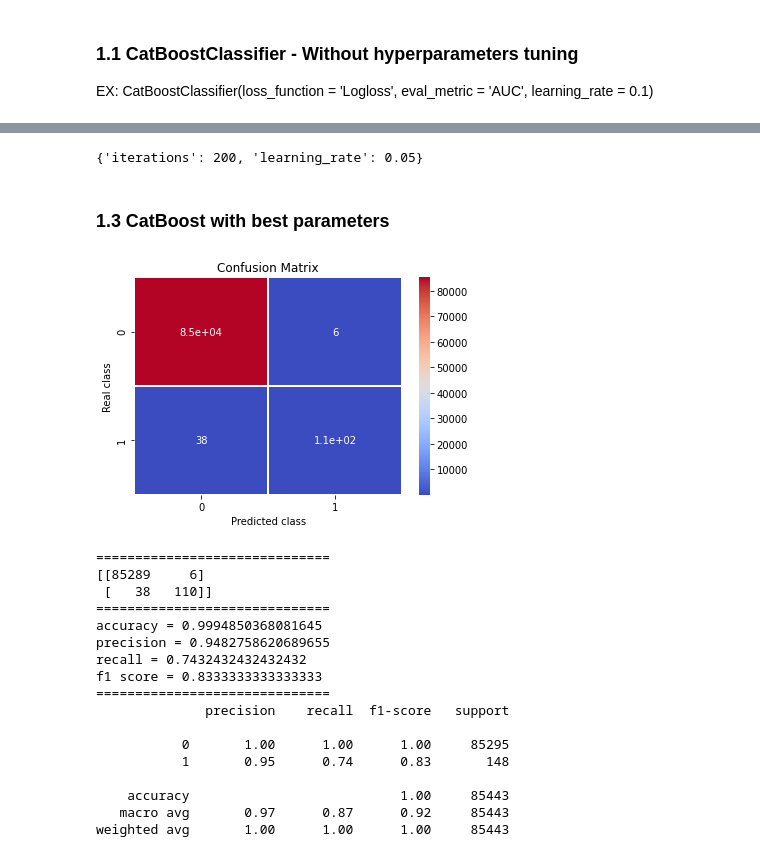
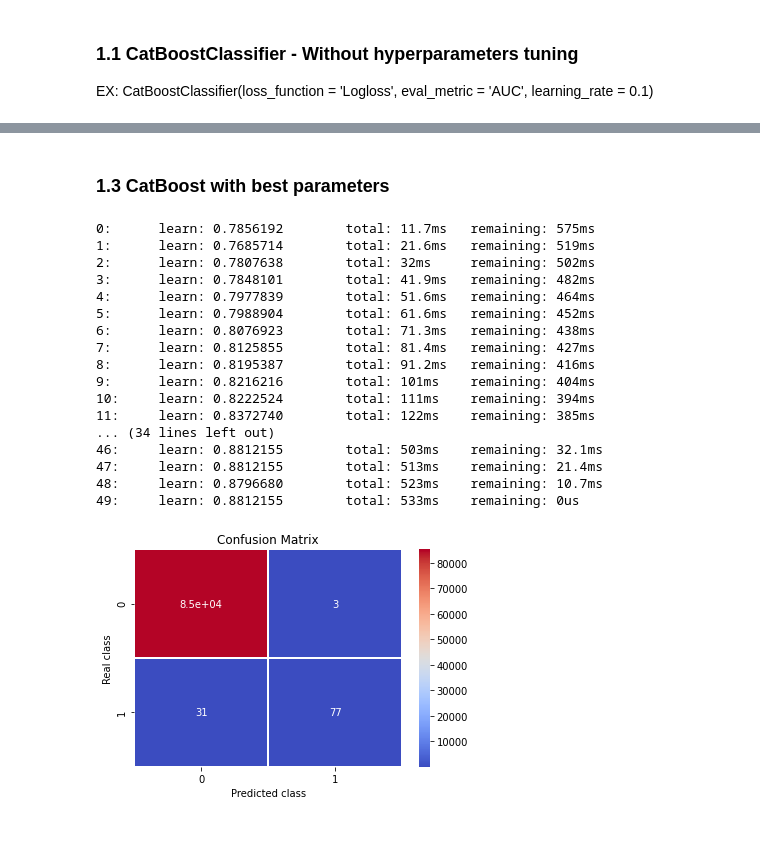
Before and after one commit to wuhong60909/Data-Analysis-Projects, a Jupyter notebook: Credit_Card_Fraud_Detection/model_CatBoostClassifier.ipynb, the cells around one changed output, grey strips where cells are left out. Cells and saved outputs as stored; diff of their text form; code cells hidden in the pictures.

Commit message:
Update RandomizedsearchCV

```diff
--- a/Credit_Card_Fraud_Detection/model_CatBoostClassifier.ipynb
+++ b/Credit_Card_Fraud_Detection/model_CatBoostClassifier.ipynb
@@ -55,7 +55,7 @@ dataset_y = dataset['Class']
 # %%
 def split_data(X, y):
     from sklearn.model_selection import train_test_split
-    X_train, X_test, y_train, y_test = train_test_split(X, y, test_size = 0.3, stratify = y, random_state = 0)
+    X_train, X_test, y_train, y_test = train_test_split(X, y, test_size = 0.3, shuffle = False)
     print('train-set size: ', len(y_train),
           '\ntest-set size: ', len(y_test))
     print('fraud cases in train-set', sum(y_train),
@@ -168,21 +168,23 @@ plot_feature_importance(model = cb_clf, predictors = predictor_name)
 # %%
+from scipy.stats import uniform
+from sklearn.utils.fixes import loguniform
 classifier = CatBoostClassifier(loss_function = 'Logloss',
                                 eval_metric = 'F1',
                                 task_type = 'GPU')
-'''
-parameter = {'learning_rate': [0.1, 0.5, 1],
-             'iterations': [100],
-             'depth': [4],
-             'l2_leaf_reg': [1]}
-'''
-parameter = {'learning_rate': np.arange(0.01, 1, 0.01),
-             'iterations': [50, 100, 200]}
+
+parameter = {'learning_rate': uniform(loc = 0, scale = 1),
+             'iterations': [50, 100],
+             'depth': [4, 5, 6, 7, 8, 9, 10],
+             'l2_leaf_reg': loguniform(0.1, 10)}
 skf = StratifiedKFold(n_splits = 5, random_state = 0)
-randomized_search_result = classifier.randomized_search(parameter,
+randomized_search_result = classifier.randomized_search(param_distributions = parameter,
                                                         X = X_train,
                                                         y = y_train,
                                                         cv = skf,
+                                                        n_iter = 100,
                                                         plot = True)
+rand_best_parameters = randomized_search_result['params']
+print(rand_best_parameters)
 # %% [output]
 [interactive output not drawn]
 MetricVisualizer(layout=Layout(align_self='stretch', height='500px'))
@@ -200,36 +208,30 @@ Estimating final quality...
-# %%
-print(randomized_search_result['params'])
-# %% [output]
-{'iterations': 200, 'learning_rate': 0.05}
 # %% [markdown]
 ### 1.3 CatBoost with best parameters
 # %%
 cb_clf = CatBoostClassifier(loss_function = 'Logloss',
                             eval_metric = 'F1',
-                            learning_rate = 0.05,
-                            iterations = 200,
-                            verbose = 0,
-                            task_type = 'GPU')
+                            task_type = 'GPU',
+                            ** rand_best_parameters)
 cb_clf.fit(X_train, y_train)
 y_score = cb_clf.predict_proba(X_test)[:, 1]
 y_pred = cb_clf.predict(X_test)
 get_predictions(y_true = y_test, y_pred = y_pred)
 # %% [output]
+0:      learn: 0.7856192        total: 11.7ms   remaining: 575ms
+1:      learn: 0.7685714        total: 21.6ms   remaining: 519ms
+2:      learn: 0.7807638        total: 32ms     remaining: 502ms
+3:      learn: 0.7848101        total: 41.9ms   remaining: 482ms
+4:      learn: 0.7977839        total: 51.6ms   remaining: 464ms
+5:      learn: 0.7988904        total: 61.6ms   remaining: 452ms
+6:      learn: 0.8076923        total: 71.3ms   remaining: 438ms
+7:      learn: 0.8125855        total: 81.4ms   remaining: 427ms
+8:      learn: 0.8195387        total: 91.2ms   remaining: 416ms
+9:      learn: 0.8216216        total: 101ms    remaining: 404ms
+10:     learn: 0.8222524        total: 111ms    remaining: 394ms
+11:     learn: 0.8372740        total: 122ms    remaining: 385ms
+... (34 lines left out)
+46:     learn: 0.8812155        total: 503ms    remaining: 32.1ms
+47:     learn: 0.8812155        total: 513ms    remaining: 21.4ms
+48:     learn: 0.8796680        total: 523ms    remaining: 10.7ms
+49:     learn: 0.8812155        total: 533ms    remaining: 0us
-[figure, old version]
+[figure, new version]
-==============================
-[[85289     6]
- [   38   110]]
-==============================
-accuracy = 0.9994850368081645
-precision = 0.9482758620689655
-recall = 0.7432432432432432
-f1 score = 0.8333333333333333
-==============================
-              precision    recall  f1-score   support
-
-           0       1.00      1.00      1.00     85295
-           1       0.95      0.74      0.83       148
-
-    accuracy                           1.00     85443
-   macro avg       0.97      0.87      0.92     85443
-weighted avg       1.00      1.00      1.00     85443
```
Also changed, not shown: parts of 10 cells of this notebook, 3 other files.
